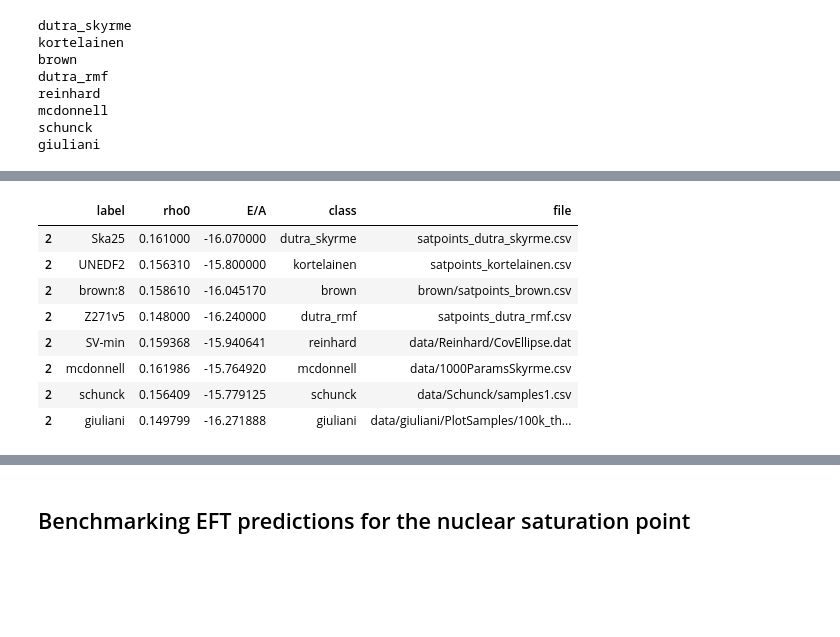
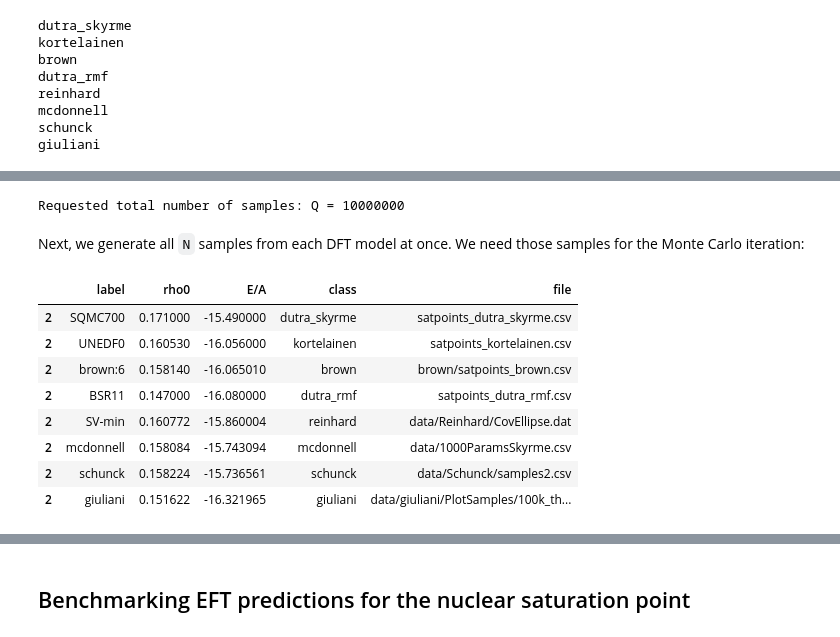
Before and after one commit to cdrischler/nuclear_saturation, a Jupyter notebook: analysis_conjugate_priors.ipynb, the cells around one changed output, grey strips where cells are left out. Drawn from its saved outputs; the diff is of its cells as text; code cells hidden in the pictures; blank space fills up the shorter version.

```diff
--- a/analysis_conjugate_priors.ipynb
+++ b/analysis_conjugate_priors.ipynb
@@ -371,19 +351,28 @@ print(np.cov(ds[:,0], ds[:,1]))
+# %%
+N = 100000 # 1000000  # number of MC iterations
+M = 100  # number of PPD samples for variance reduction
+Q = N*M  # total number of samples
+print(f"Requested total number of samples: Q = {Q}")
+assert Q < 100000000, "requested number of samples might be too large"
+# %% [output]
+Requested total number of samples: Q = 10000000
+# %% [markdown]
+Next, we generate all `N` samples from each DFT model at once. We need those samples for the Monte Carlo iteration:
 # %%
-num_real = 1000000
 dframes = []
 for dset in scenario3.datasets:
-    dframes.append(dset.sample(num_points=num_real, replace=True).reset_index(drop=True))
-    # print(dset.set_specifier)
+    dframes.append(dset.sample(num_points=N, replace=True).reset_index(drop=True))
+res = dict(tuple(pd.concat(dframes).groupby(level=0)))
+# alternatively, we could make an array
 # res = pd.concat(dframes).sort_index().reset_index(drop=True)
-res = dict(tuple(pd.concat(dframes).groupby(level=0)))
-res[2]
+res[2]  # pick one to print
 # %% [output]
 |  | label | rho0 | E/A | class | file |
-| 2 | Ska25 | 0.161000 | -16.070000 | dutra_skyrme | satpoints_dutra_skyrme.csv |
-| 2 | UNEDF2 | 0.156310 | -15.800000 | kortelainen | satpoints_kortelainen.csv |
-| 2 | brown:8 | 0.158610 | -16.045170 | brown | brown/satpoints_brown.csv |
-| 2 | Z271v5 | 0.148000 | -16.240000 | dutra_rmf | satpoints_dutra_rmf.csv |
-| 2 | SV-min | 0.159368 | -15.940641 | reinhard | data/Reinhard/CovEllipse.dat |
-| 2 | mcdonnell | 0.161986 | -15.764920 | mcdonnell | data/1000ParamsSkyrme.csv |
-| 2 | schunck | 0.156409 | -15.779125 | schunck | data/Schunck/samples1.csv |
-| 2 | giuliani | 0.149799 | -16.271888 | giuliani | data/giuliani/PlotSamples/100k_th... |
+| 2 | SQMC700 | 0.171000 | -15.490000 | dutra_skyrme | satpoints_dutra_skyrme.csv |
+| 2 | UNEDF0 | 0.160530 | -16.056000 | kortelainen | satpoints_kortelainen.csv |
+| 2 | brown:6 | 0.158140 | -16.065010 | brown | brown/satpoints_brown.csv |
+| 2 | BSR11 | 0.147000 | -16.080000 | dutra_rmf | satpoints_dutra_rmf.csv |
+| 2 | SV-min | 0.160772 | -15.860004 | reinhard | data/Reinhard/CovEllipse.dat |
+| 2 | mcdonnell | 0.158084 | -15.743094 | mcdonnell | data/1000ParamsSkyrme.csv |
+| 2 | schunck | 0.158224 | -15.736561 | schunck | data/Schunck/samples2.csv |
+| 2 | giuliani | 0.151622 | -16.321965 | giuliani | data/giuliani/PlotSamples/100k_th... |
```
Also changed, not shown: parts of 28 cells of this notebook.
